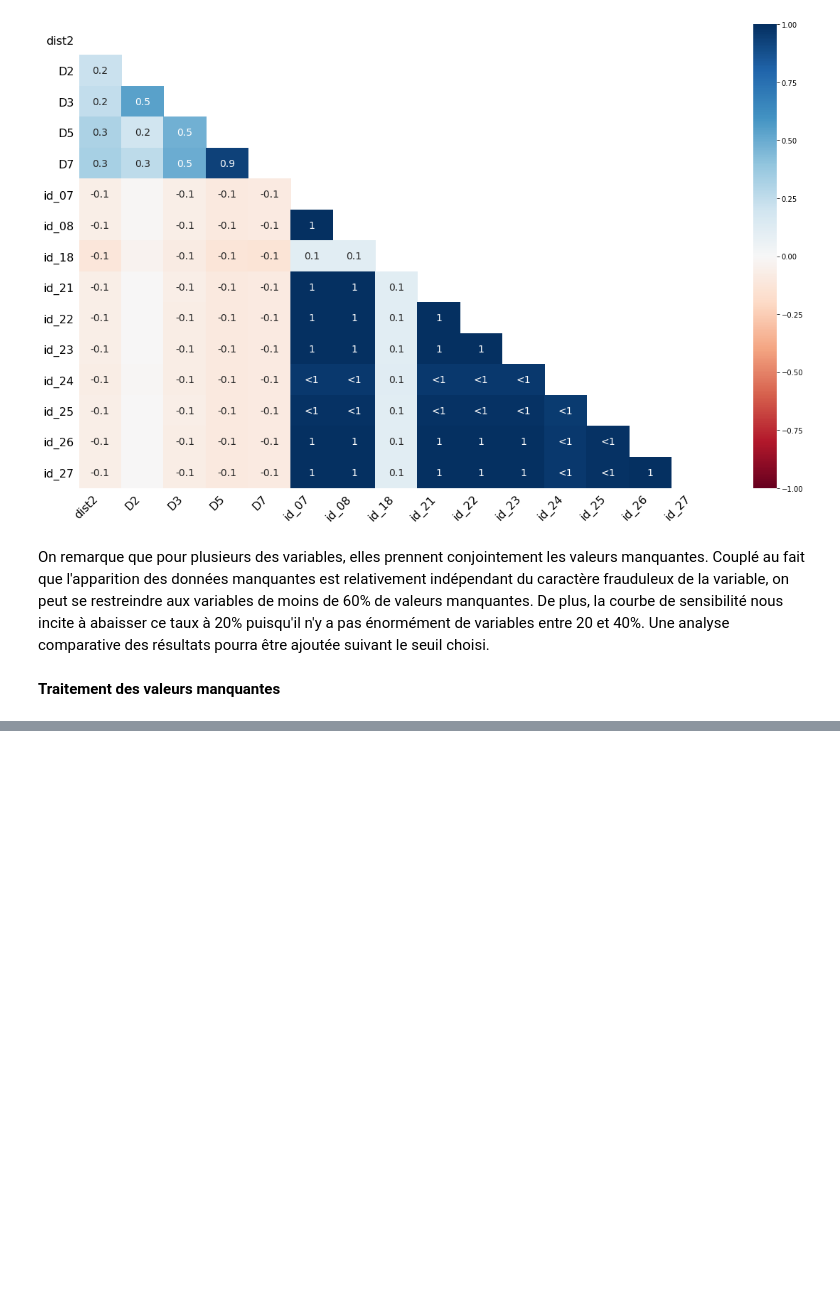
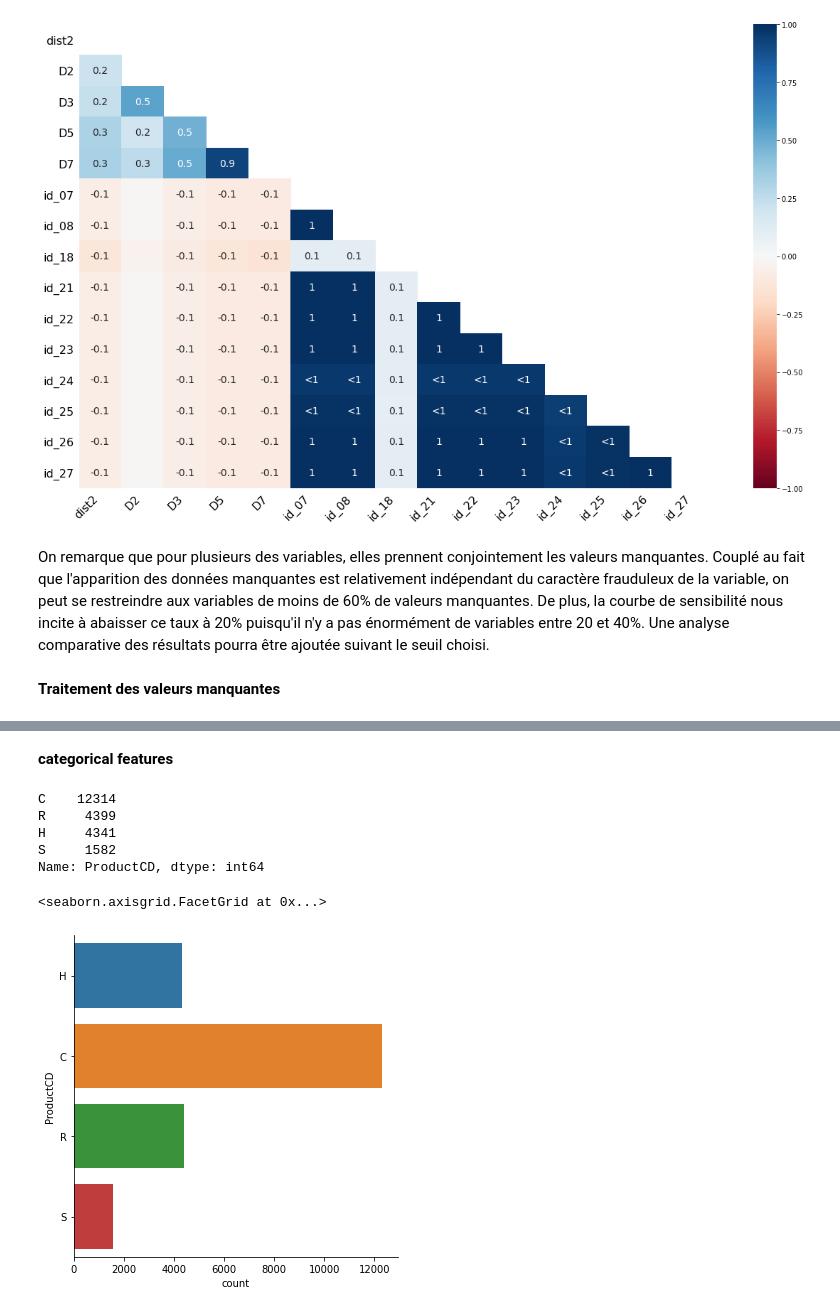
Before and after one commit to trodrigue1304/Fraud_detection_algorithm, a Jupyter notebook: source.ipynb, the cells around one changed output, grey strips where cells are left out. Cells and saved outputs as stored; diff of their text form; code cells hidden in the pictures; blank space fills up the shorter version.

```diff
--- a/source.ipynb
+++ b/source.ipynb
@@ -290,0 +307,13 @@ train_imputed
+# %% [markdown]
+**categorical features**
+# %%
+print(train_imputed['ProductCD'].value_counts(dropna=False))
+sns.catplot(y='ProductCD',kind='count',data=train_imputed)
+# %% [output]
+C    12314
+R     4399
+H     4341
+S     1582
+Name: ProductCD, dtype: int64
+<seaborn.axisgrid.FacetGrid at 0x...>
+[figure, added]
```
Also changed, not shown: parts of 28 cells of this notebook.
